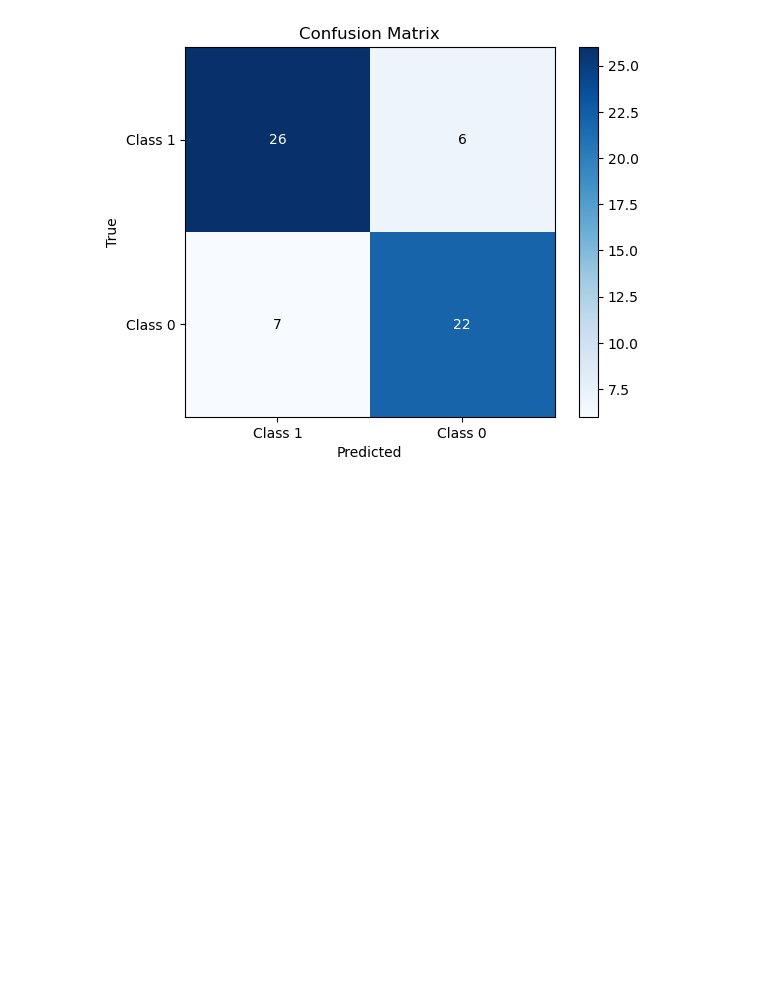
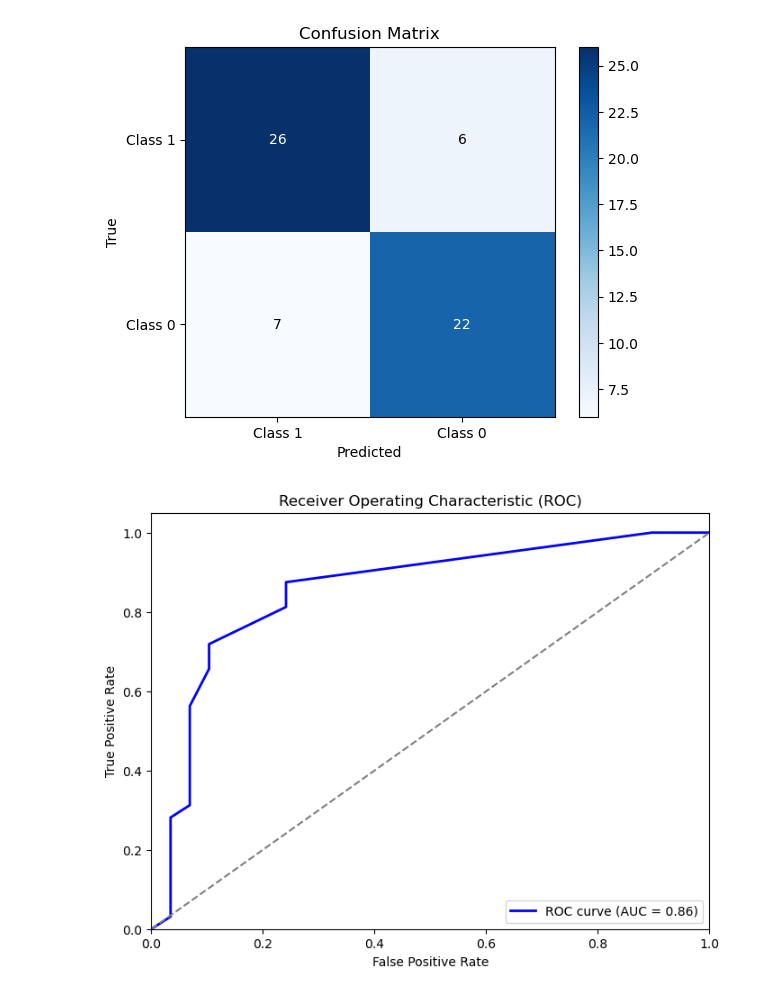
Before and after one commit to AlfredoGrcaa/LR_WO_Framework, a Jupyter notebook: final/machine_learning/without_framework/LR_WOUT_FWORK.ipynb, the cells around one changed output. Saved outputs shown, nothing was run; the diff lists cells and outputs as text; code cells hidden in the pictures; blank space fills up the shorter version.

```diff
--- a/final/machine_learning/without_framework/LR_WOUT_FWORK.ipynb
+++ b/final/machine_learning/without_framework/LR_WOUT_FWORK.ipynb
@@ -236,3 +199,29 @@ Precision: 0.7879
 Recall: 0.8125
 F1-Score: 0.8000
 [figure]
+# %%
+from sklearn.metrics import roc_curve, roc_auc_score
+
+# Calculate predicted probabilities for the positive class
+z_test = np.dot(X_test, w) + b
+y_pred_prob = sigmoid(z_test)
+
+# Calculate the ROC curve
+fpr, tpr, thresholds = roc_curve(y_test, y_pred_prob)
+
+# Calculate the AUC (Area Under the Curve) score
+roc_auc = roc_auc_score(y_test, y_pred_prob)
+
+# Plot the ROC curve
+plt.figure(figsize=(8, 6))
+plt.plot(fpr, tpr, color='blue', lw=2, label='ROC curve (AUC = {:.2f})'.format(roc_auc))
+plt.plot([0, 1], [0, 1], color='gray', linestyle='--')
+plt.xlim([0.0, 1.0])
+plt.ylim([0.0, 1.05])
+plt.xlabel('False Positive Rate')
+plt.ylabel('True Positive Rate')
+plt.title('Receiver Operating Characteristic (ROC)')
+plt.legend(loc='lower right')
+plt.show()
+# %% [output]
+[figure, added]
```
Also changed, not shown: parts of 2 cells of this notebook, 4 other files.
